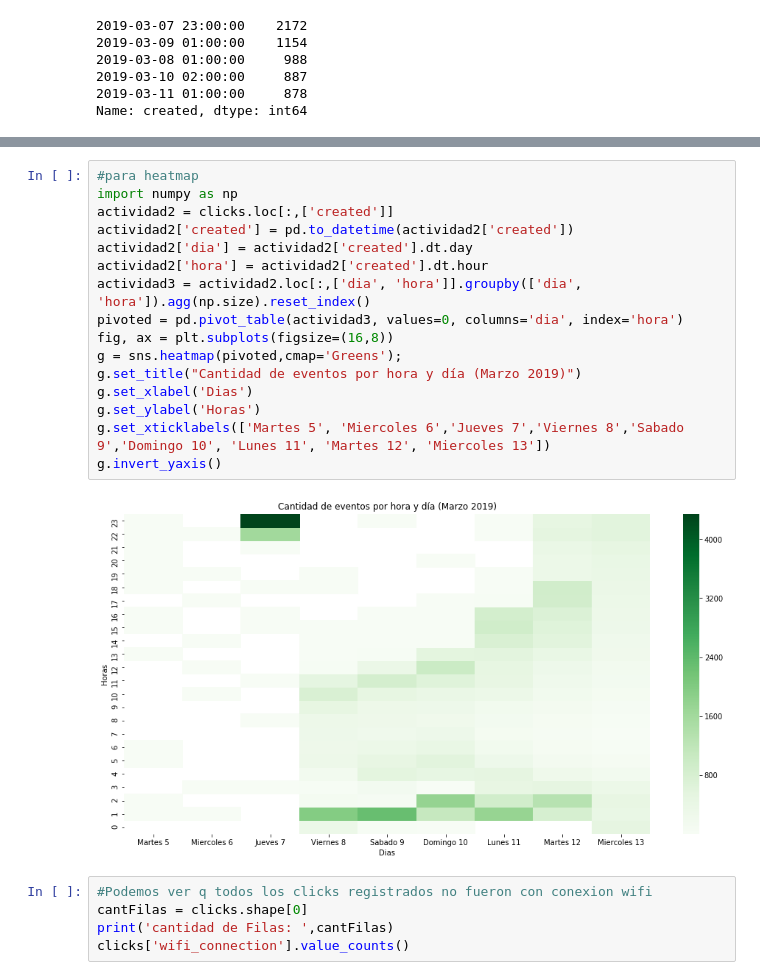
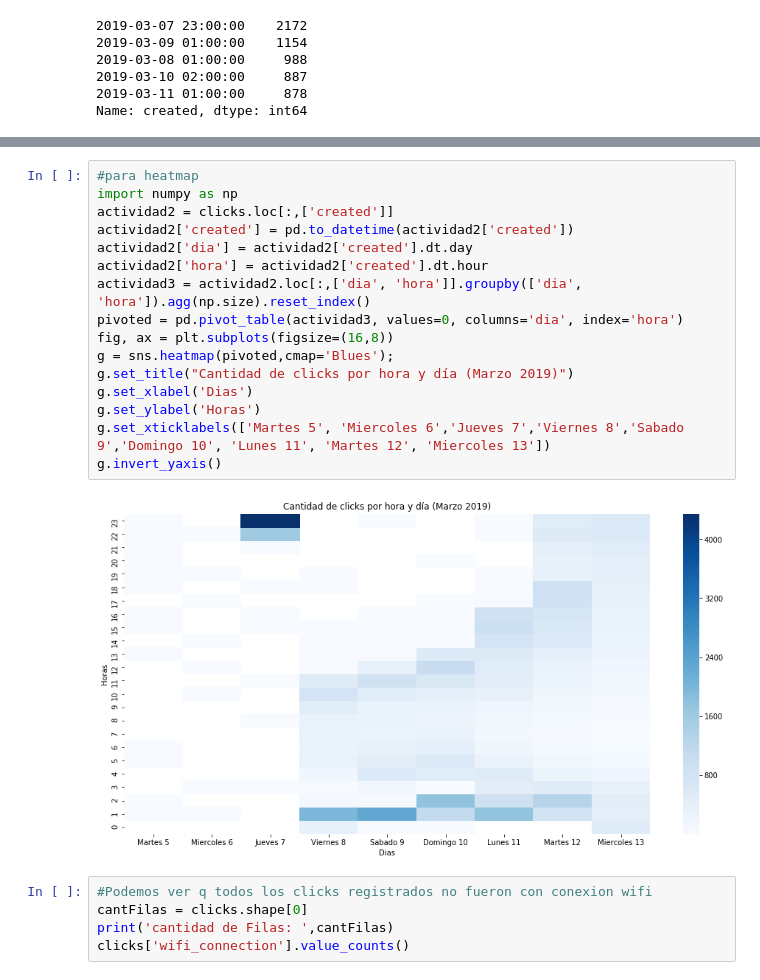
Before and after one commit to cruzpa95/Datos2019, a Jupyter notebook: clicks.ipynb, the cells around one changed output, grey strips where cells are left out. Drawn from its saved outputs; the diff is of its cells as text.

```diff
--- a/clicks.ipynb
+++ b/clicks.ipynb
@@ -71,21 +71,21 @@ plt.show()
 # %%
 #para heatmap
 import numpy as np
 actividad2 = clicks.loc[:,['created']]
 actividad2['created'] = pd.to_datetime(actividad2['created'])
 actividad2['dia'] = actividad2['created'].dt.day
 actividad2['hora'] = actividad2['created'].dt.hour
 actividad3 = actividad2.loc[:,['dia', 'hora']].groupby(['dia', 'hora']).agg(np.size).reset_index()
 pivoted = pd.pivot_table(actividad3, values=0, columns='dia', index='hora')
 fig, ax = plt.subplots(figsize=(16,8))
-g = sns.heatmap(pivoted,cmap='Greens');
-g.set_title("Cantidad de eventos por hora y día (Marzo 2019)")
+g = sns.heatmap(pivoted,cmap='Blues');
+g.set_title("Cantidad de clicks por hora y día (Marzo 2019)")
 g.set_xlabel('Dias')
 g.set_ylabel('Horas')
 g.set_xticklabels(['Martes 5', 'Miercoles 6','Jueves 7','Viernes 8','Sabado 9','Domingo 10', 'Lunes 11', 'Martes 12', 'Miercoles 13'])
 g.invert_yaxis()
 # %% [output]
-[figure, old version]
+[figure, new version]
 # %%
 #Podemos ver q todos los clicks registrados no fueron con conexion wifi
 cantFilas = clicks.shape[0]
```
Also changed, not shown: parts of 12 cells of this notebook, 1 other file.
